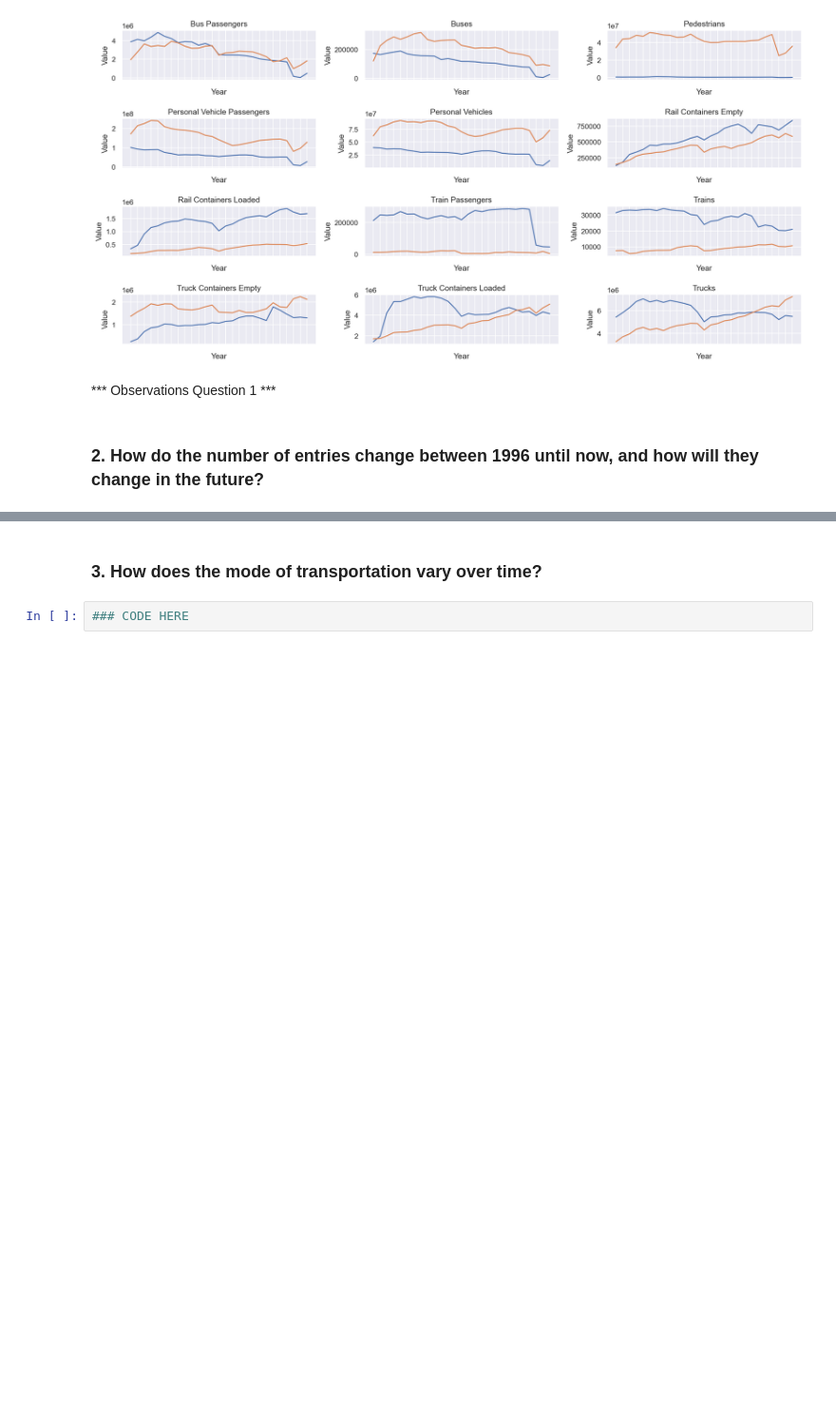
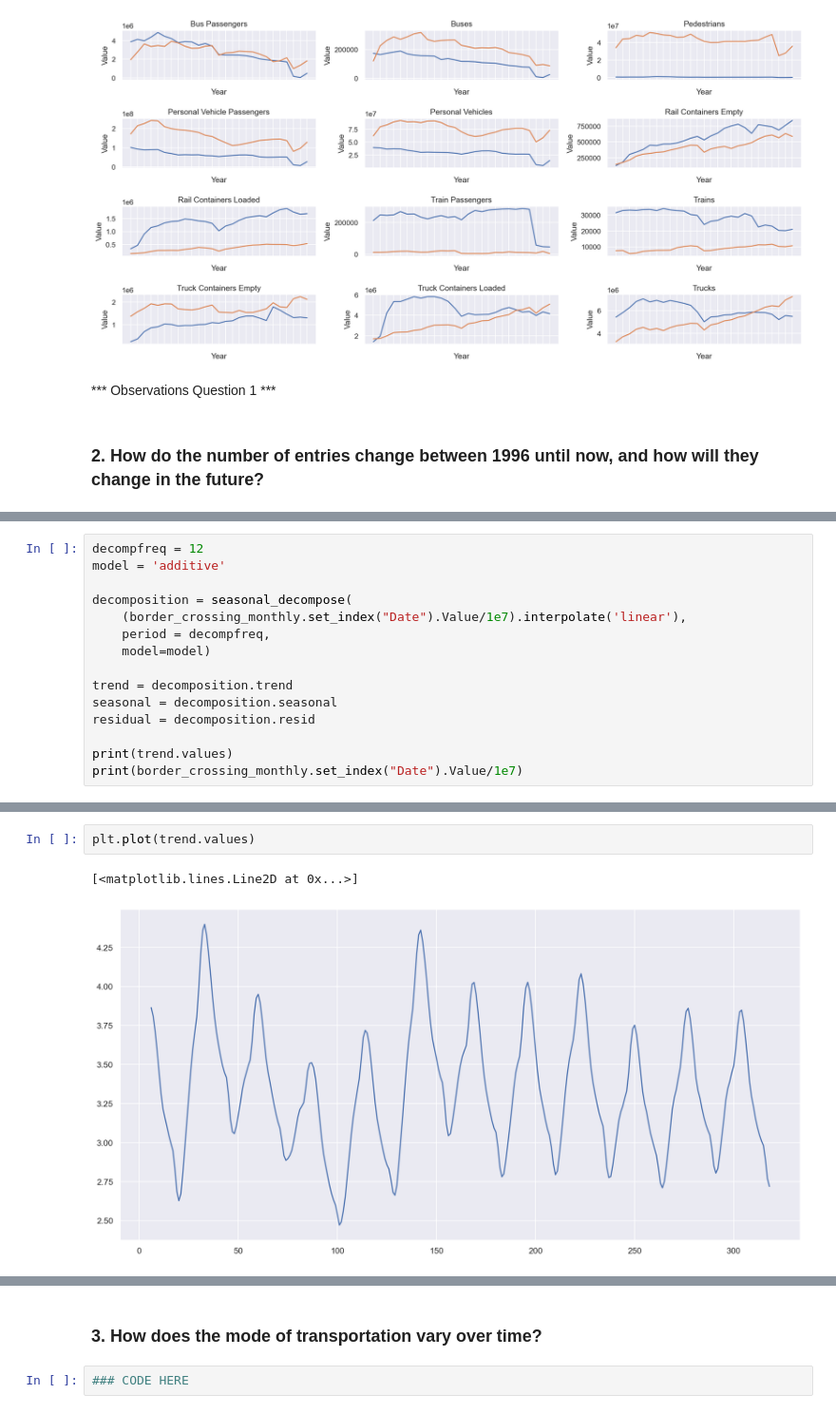
Before and after one commit to Roman20022002/Data-Analysis, a Jupyter notebook: DataMadness.ipynb, the cells around one changed output, grey strips where cells are left out. Shown at 95% size. Saved outputs shown, nothing was run; the diff lists cells and outputs as text; blank space fills up the shorter version.

```diff
--- a/DataMadness.ipynb
+++ b/DataMadness.ipynb
@@ -91,0 +147,15 @@ sns.lineplot(yearly_activity,x='Year',y='Value',hue='Month')
+# %%
+decompfreq = 12
+model = 'additive'
+
+decomposition = seasonal_decompose(
+    (border_crossing_monthly.set_index("Date").Value/1e7).interpolate('linear'),
+    period = decompfreq,
+    model=model)
+
+trend = decomposition.trend
+seasonal = decomposition.seasonal
+residual = decomposition.resid
+
+print(trend.values)
+print(border_crossing_monthly.set_index("Date").Value/1e7)
@@ -91,0 +180,5 @@ sns.lineplot(yearly_activity,x='Year',y='Value',hue='Month')
+# %%
+plt.plot(trend.values)
+# %% [output]
+[<matplotlib.lines.Line2D at 0x...>]
+[figure, added]
```
Also changed, not shown: parts of 9 cells of this notebook.
